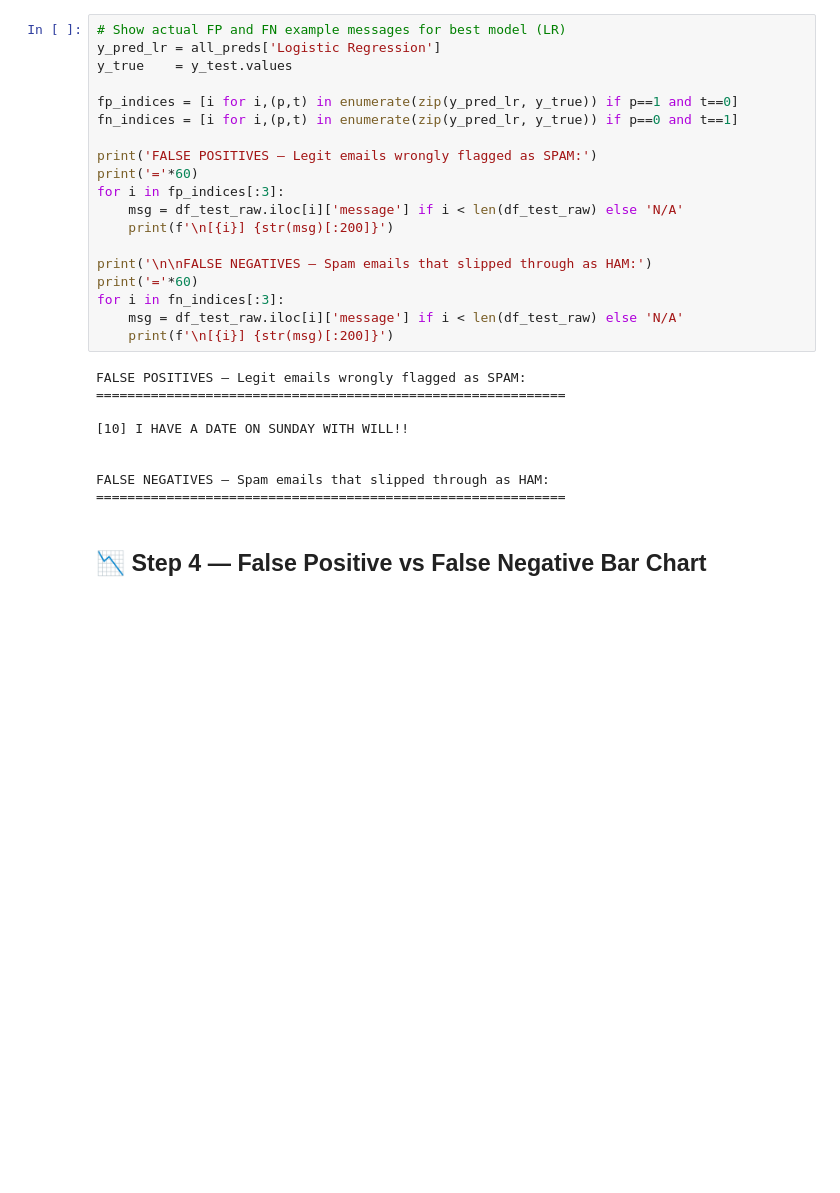
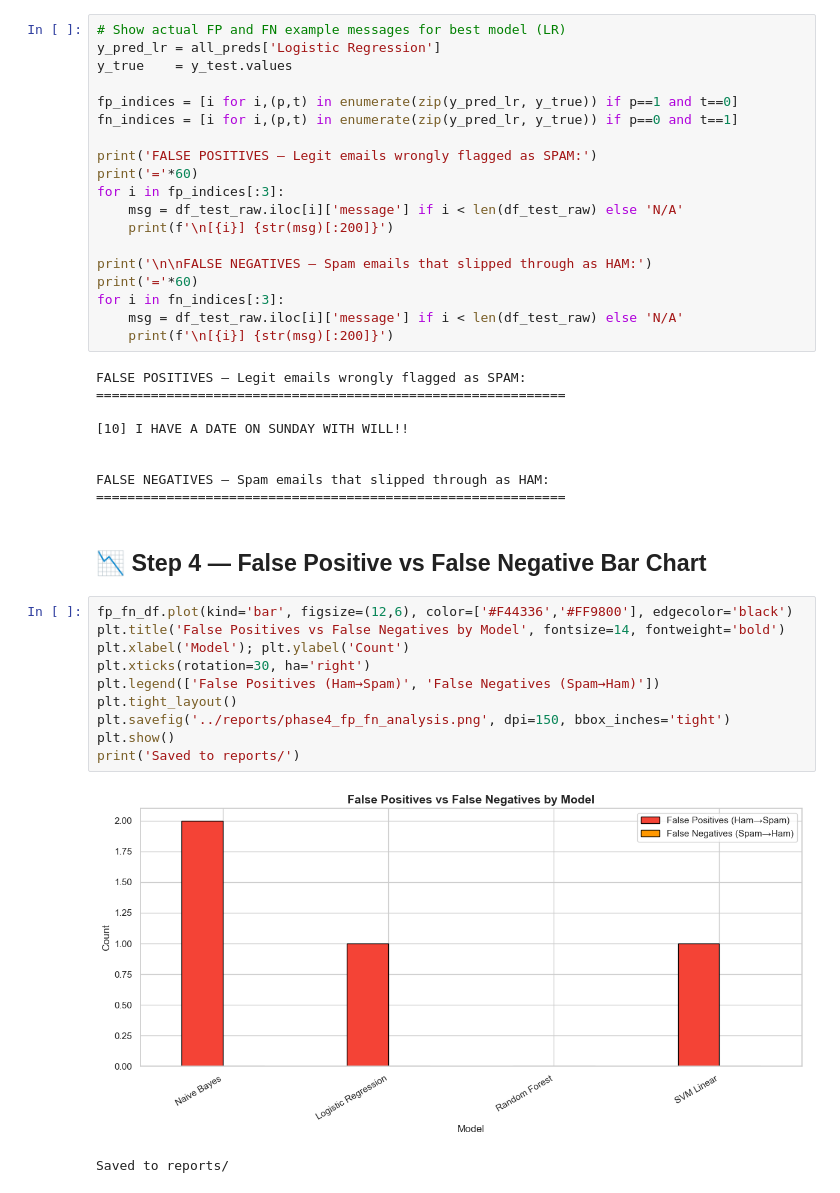
Before and after one commit to Kidrah-kun/spam-detector, a Jupyter notebook: notebooks/Phase4_Evaluation.ipynb, the cells around one changed output. Saved outputs shown, nothing was run; the diff lists cells and outputs as text; blank space fills up the shorter version.

Commit message:
phase 4 completed

```diff
--- a/notebooks/Phase4_Evaluation.ipynb
+++ b/notebooks/Phase4_Evaluation.ipynb
@@ -207,3 +207,16 @@ FALSE NEGATIVES — Spam emails that slipped through as HAM:
 ============================================================
 # %% [markdown]
 ## 📉 Step 4 — False Positive vs False Negative Bar Chart
+# %%
+fp_fn_df.plot(kind='bar', figsize=(12,6), color=['#F44336','#FF9800'], edgecolor='black')
+plt.title('False Positives vs False Negatives by Model', fontsize=14, fontweight='bold')
+plt.xlabel('Model'); plt.ylabel('Count')
+plt.xticks(rotation=30, ha='right')
+plt.legend(['False Positives (Ham→Spam)', 'False Negatives (Spam→Ham)'])
+plt.tight_layout()
+plt.savefig('../reports/phase4_fp_fn_analysis.png', dpi=150, bbox_inches='tight')
+plt.show()
+print('Saved to reports/')
+# %% [output]
+[figure, added]
+Saved to reports/
```
Also changed, not shown: parts of 7 cells of this notebook, 4 other files.
